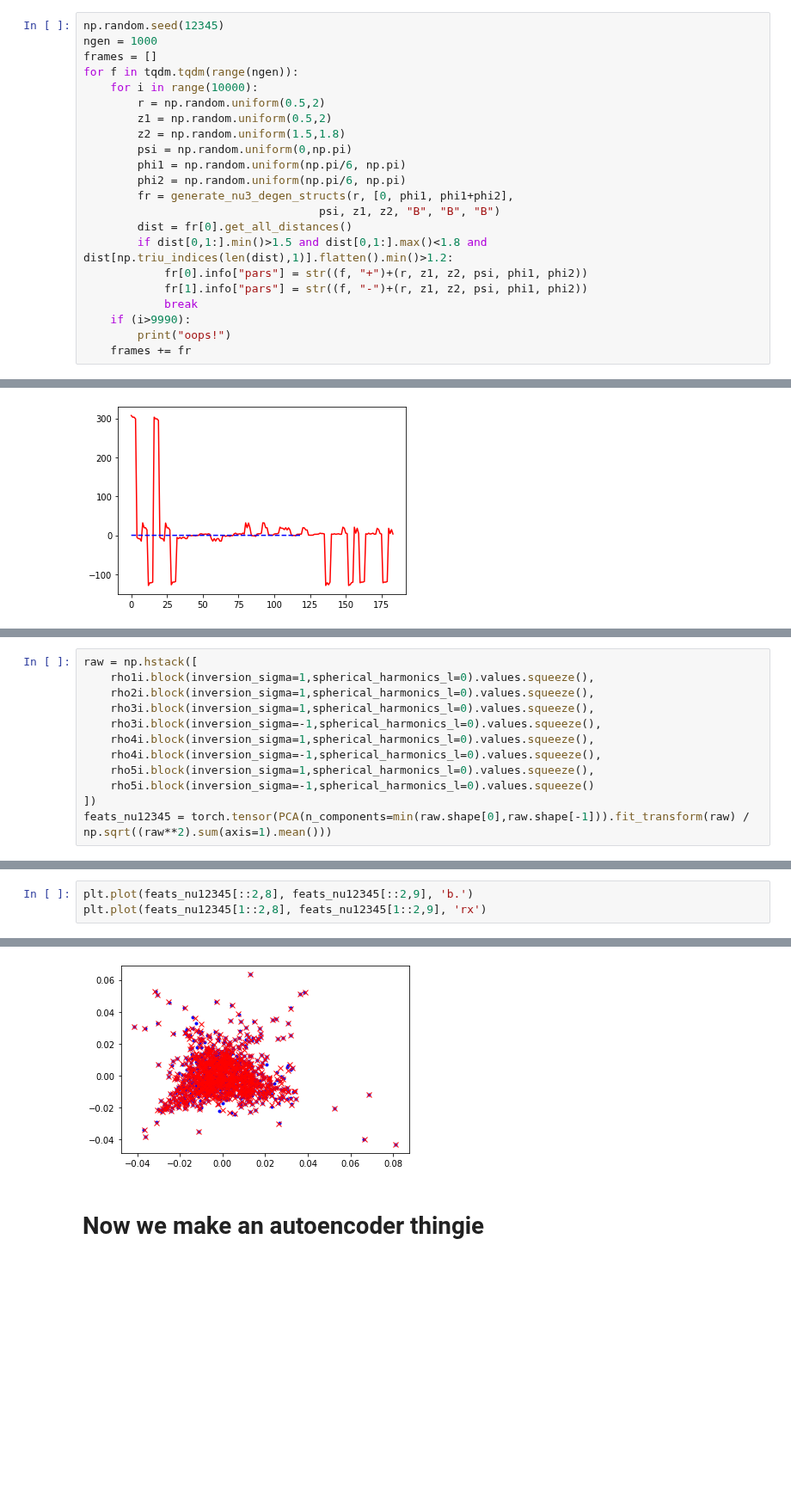
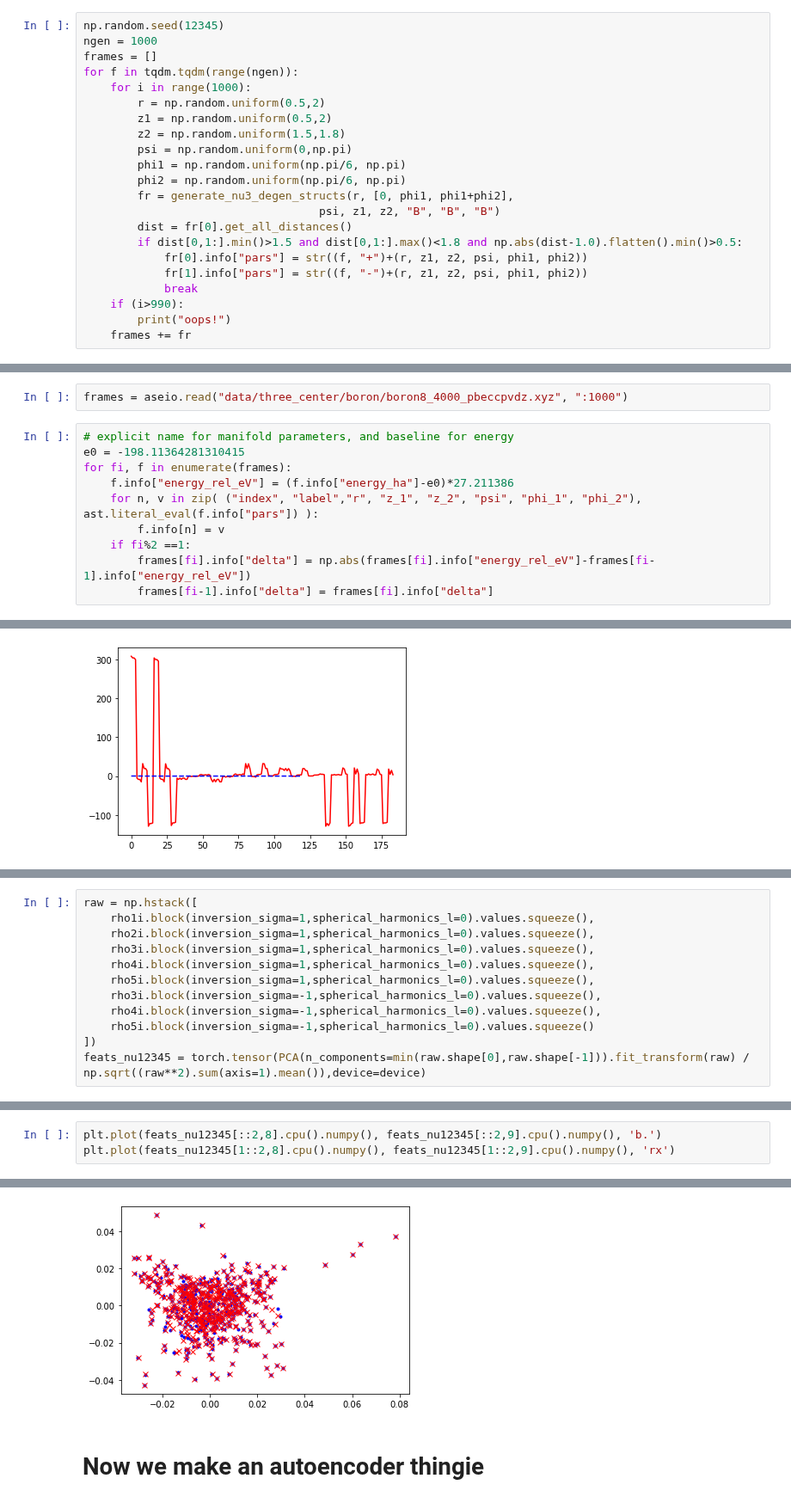
Before and after one commit to lab-cosmo/equistore-examples, a Jupyter notebook: three-center_feats.ipynb, the cells around one changed output, grey strips where cells are left out. Shown at 86% size. Saved outputs shown, nothing was run; the diff lists cells and outputs as text; blank space fills up the shorter version.

Commit message:
Added example for learning energy based on learned features

```diff
--- a/three-center_feats.ipynb
+++ b/three-center_feats.ipynb
@@ -123,7 +41,7 @@ np.random.seed(12345)
 ngen = 1000
 frames = []
 for f in tqdm.tqdm(range(ngen)):
-    for i in range(10000):
+    for i in range(1000):
         r = np.random.uniform(0.5,2)
         z1 = np.random.uniform(0.5,2)
         z2 = np.random.uniform(1.5,1.8)
@@ -133,11 +51,11 @@ for f in tqdm.tqdm(range(ngen)):
         fr = generate_nu3_degen_structs(r, [0, phi1, phi1+phi2],
                                    psi, z1, z2, "B", "B", "B")
         dist = fr[0].get_all_distances()
-        if dist[0,1:].min()>1.5 and dist[0,1:].max()<1.8 and dist[np.triu_indices(len(dist),1)].flatten().min()>1.2:
+        if dist[0,1:].min()>1.5 and dist[0,1:].max()<1.8 and np.abs(dist-1.0).flatten().min()>0.5:
             fr[0].info["pars"] = str((f, "+")+(r, z1, z2, psi, phi1, phi2))
             fr[1].info["pars"] = str((f, "-")+(r, z1, z2, psi, phi1, phi2))
             break
-    if (i>9990):
+    if (i>990):
         print("oops!")
     frames += fr
 # %%
@@ -185,0 +106,12 @@ aseio.write("/tmp/mg8.xyz", frames_mg)
+# %%
+frames = aseio.read("data/three_center/boron/boron8_4000_pbeccpvdz.xyz", ":1000")
+# %%
+# explicit name for manifold parameters, and baseline for energy
+e0 = -198.11364281310415
+for fi, f in enumerate(frames):
+    f.info["energy_rel_eV"] = (f.info["energy_ha"]-e0)*27.211386
+    for n, v in zip( ("index", "label","r", "z_1", "z_2", "psi", "phi_1", "phi_2"), ast.literal_eval(f.info["pars"]) ):
+        f.info[n] = v
+    if fi%2 ==1:
+        frames[fi].info["delta"] = np.abs(frames[fi].info["energy_rel_eV"]-frames[fi-1].info["energy_rel_eV"])
+        frames[fi-1].info["delta"] = frames[fi].info["delta"]
@@ -349,11 +284,11 @@ raw = np.hstack([
     rho1i.block(inversion_sigma=1,spherical_harmonics_l=0).values.squeeze(),
     rho2i.block(inversion_sigma=1,spherical_harmonics_l=0).values.squeeze(),
     rho3i.block(inversion_sigma=1,spherical_harmonics_l=0).values.squeeze(),
+    rho4i.block(inversion_sigma=1,spherical_harmonics_l=0).values.squeeze(),
+    rho5i.block(inversion_sigma=1,spherical_harmonics_l=0).values.squeeze(),
     rho3i.block(inversion_sigma=-1,spherical_harmonics_l=0).values.squeeze(),
-    rho4i.block(inversion_sigma=1,spherical_harmonics_l=0).values.squeeze(),
     rho4i.block(inversion_sigma=-1,spherical_harmonics_l=0).values.squeeze(),
-    rho5i.block(inversion_sigma=1,spherical_harmonics_l=0).values.squeeze(),
     rho5i.block(inversion_sigma=-1,spherical_harmonics_l=0).values.squeeze()
 ])
-feats_nu12345 = torch.tensor(PCA(n_components=min(raw.shape[0],raw.shape[-1])).fit_transform(raw) / np.sqrt((raw**2).sum(axis=1).mean()))
+feats_nu12345 = torch.tensor(PCA(n_components=min(raw.shape[0],raw.shape[-1])).fit_transform(raw) / np.sqrt((raw**2).sum(axis=1).mean()),device=device)
 # %%
@@ -403,9 +348,9 @@ plt.plot(feats_nu12345[1::2,2], feats_nu12345[1::2,3], 'rx')
 # %%
-plt.plot(feats_nu12345[::2,8], feats_nu12345[::2,9], 'b.')
-plt.plot(feats_nu12345[1::2,8], feats_nu12345[1::2,9], 'rx')
+plt.plot(feats_nu12345[::2,8].cpu().numpy(), feats_nu12345[::2,9].cpu().numpy(), 'b.')
+plt.plot(feats_nu12345[1::2,8].cpu().numpy(), feats_nu12345[1::2,9].cpu().numpy(), 'rx')
 # %% [output]
 [<matplotlib.lines.Line2D at 0x...>]
-[figure, old version]
+[figure, new version]
 # %% [markdown]
 # Now we make an autoencoder thingie
 # %%
```
Also changed, not shown: parts of 80 cells of this notebook.
